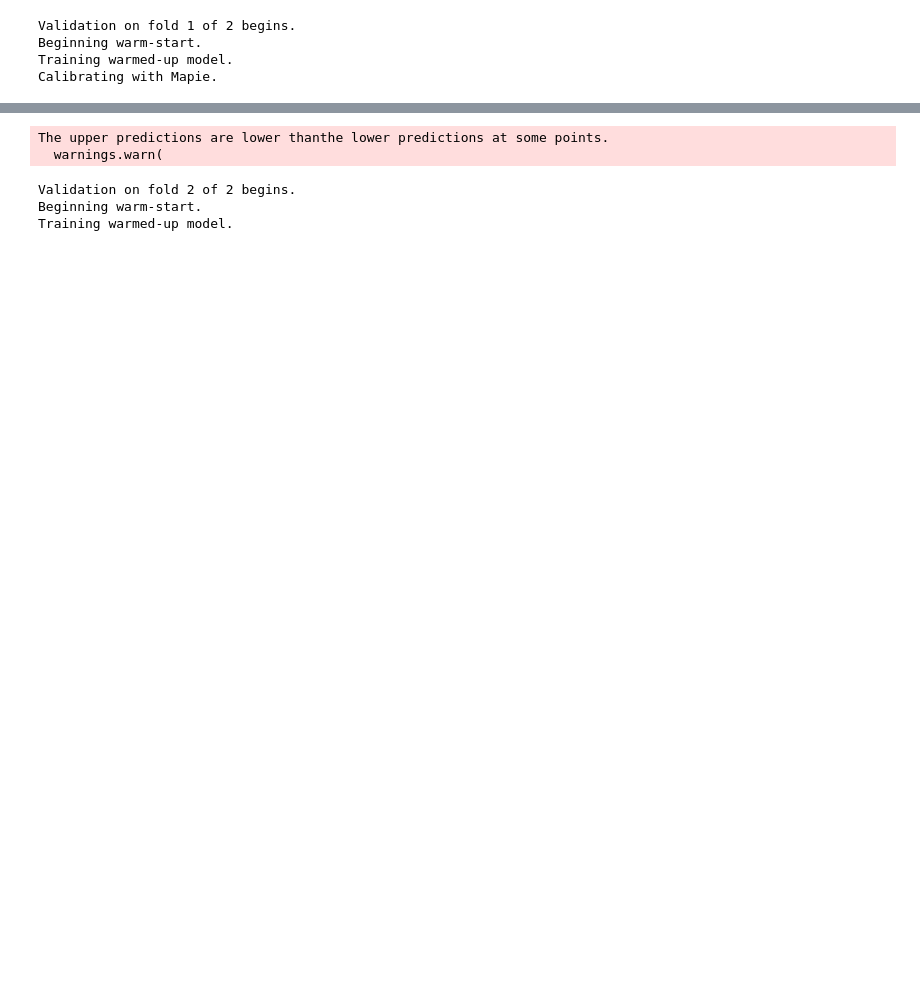
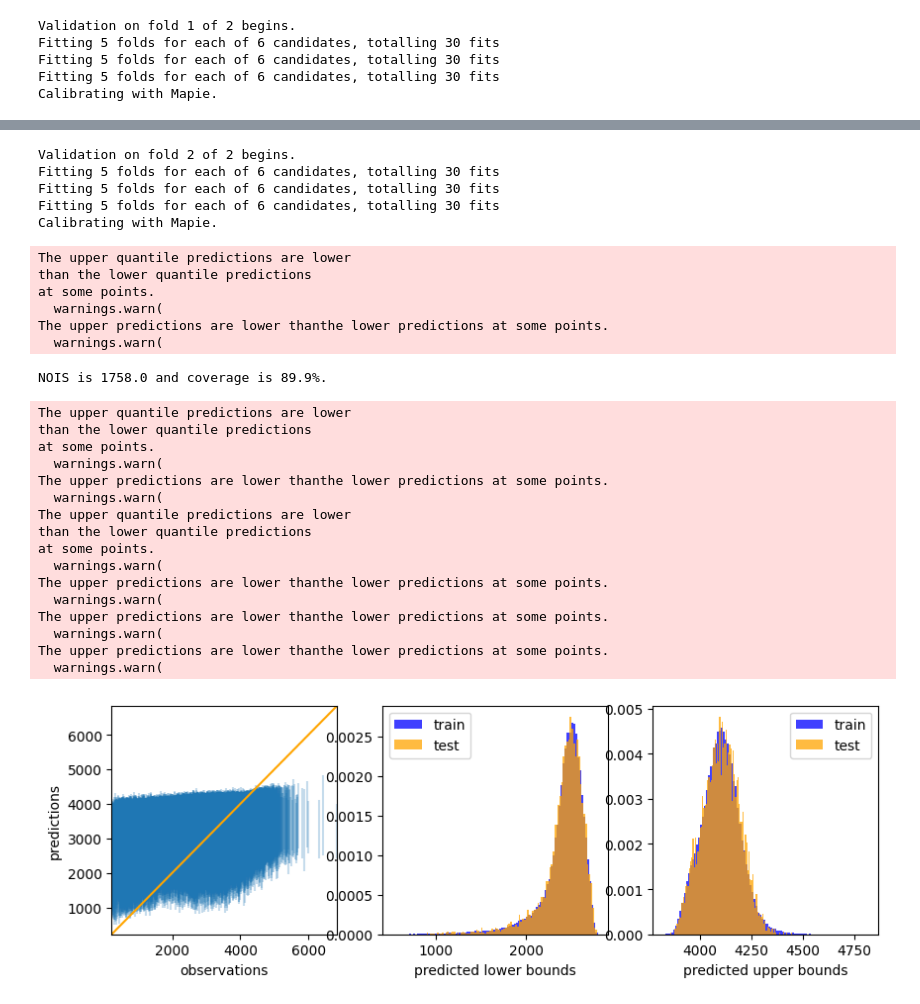
Before and after one commit to hrmerrill/kaggle-prediction-interval-birthweight, a Jupyter notebook: notebooks/testing.ipynb, the cells around one changed output, grey strips where cells are left out. Cells and saved outputs as stored; diff of their text form; code cells hidden in the pictures; blank space fills up the shorter version.

```diff
--- a/notebooks/testing.ipynb
+++ b/notebooks/testing.ipynb
@@ -42,7 +42,7 @@ def plot_result(obs, lower, upper, lower_new, upper_new):
 data = pd.read_csv("~/dev/data/kaggle-prediction-interval-birthweight/train.csv")
 data_test = pd.read_csv("~/dev/data/kaggle-prediction-interval-birthweight/test.csv")
 # %%
-eim_validator = Validator("MissingnessNeuralNetEIM")
+eim_validator = Validator("HistBoostRegressor")
 eim_validator.fit(data)
 eim_validator.print_performance_summary()
 
@@ -52,6 +52,7 @@ lower_new, upper_new = eim_validator.predict_intervals(data_test)
 plot_result(data["DBWT"], lower, upper, lower_new, upper_new)
 # %% [output]
 Validation on fold 1 of 2 begins.
-Beginning warm-start.
-Training warmed-up model.
+Fitting 5 folds for each of 6 candidates, totalling 30 fits
+Fitting 5 folds for each of 6 candidates, totalling 30 fits
+Fitting 5 folds for each of 6 candidates, totalling 30 fits
 Calibrating with Mapie.
@@ -64,5 +65,29 @@ Calibrating with Mapie.
-The upper predictions are lower thanthe lower predictions at some points.
-  warnings.warn(
+Validation on fold 2 of 2 begins.
+Fitting 5 folds for each of 6 candidates, totalling 30 fits
+Fitting 5 folds for each of 6 candidates, totalling 30 fits
+Fitting 5 folds for each of 6 candidates, totalling 30 fits
+Calibrating with Mapie.
-Validation on fold 2 of 2 begins.
-Beginning warm-start.
-Training warmed-up model.
+The upper quantile predictions are lower
+than the lower quantile predictions
+at some points.
+  warnings.warn(
+The upper predictions are lower thanthe lower predictions at some points.
+  warnings.warn(
+NOIS is 1758.0 and coverage is 89.9%.
+The upper quantile predictions are lower
+than the lower quantile predictions
+at some points.
+  warnings.warn(
+The upper predictions are lower thanthe lower predictions at some points.
+  warnings.warn(
+The upper quantile predictions are lower
+than the lower quantile predictions
+at some points.
+  warnings.warn(
+The upper predictions are lower thanthe lower predictions at some points.
+  warnings.warn(
+The upper predictions are lower thanthe lower predictions at some points.
+  warnings.warn(
+The upper predictions are lower thanthe lower predictions at some points.
+  warnings.warn(
+[figure, added]
```
Also changed, not shown: parts of 1 cell of this notebook, 4 other files.
